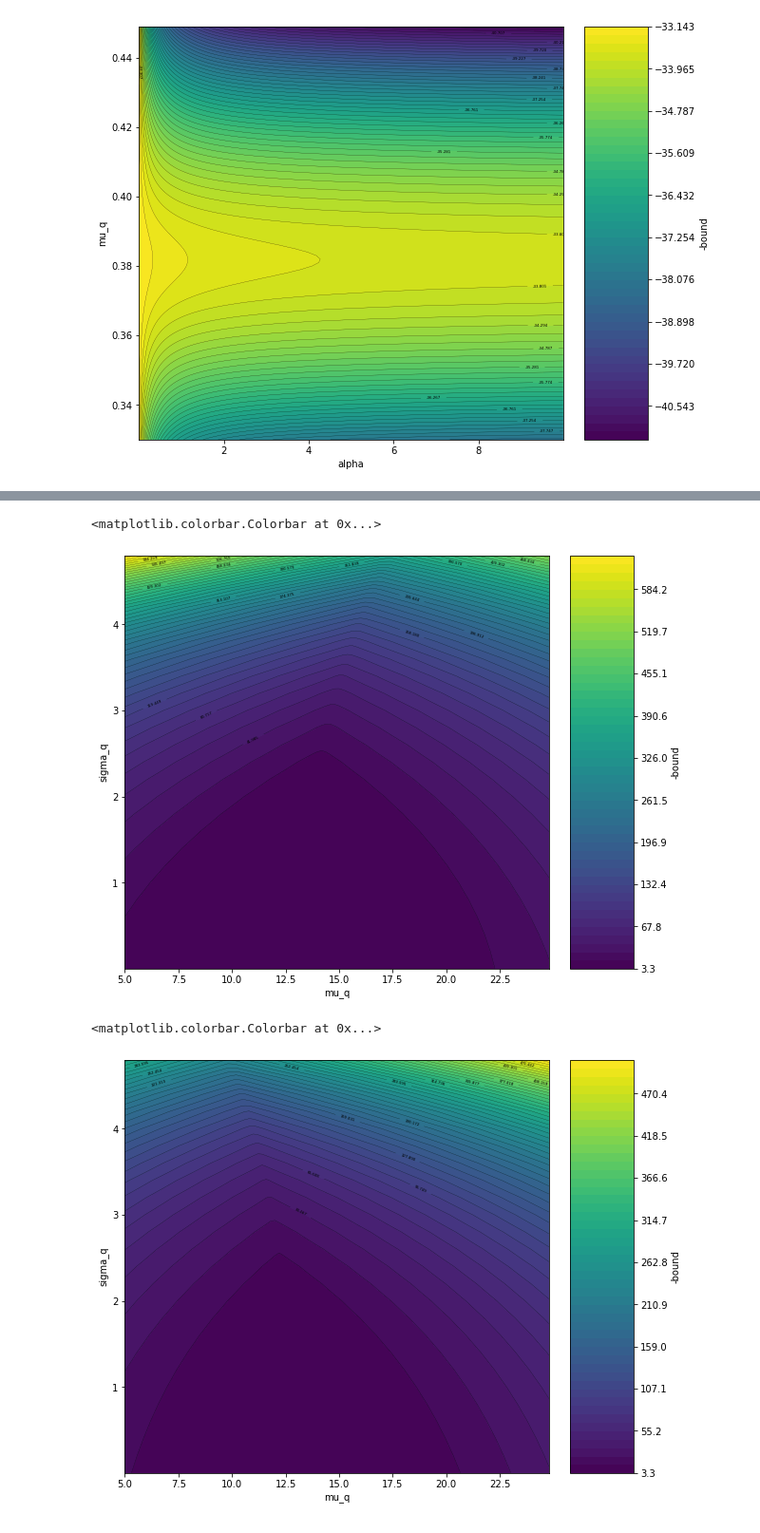
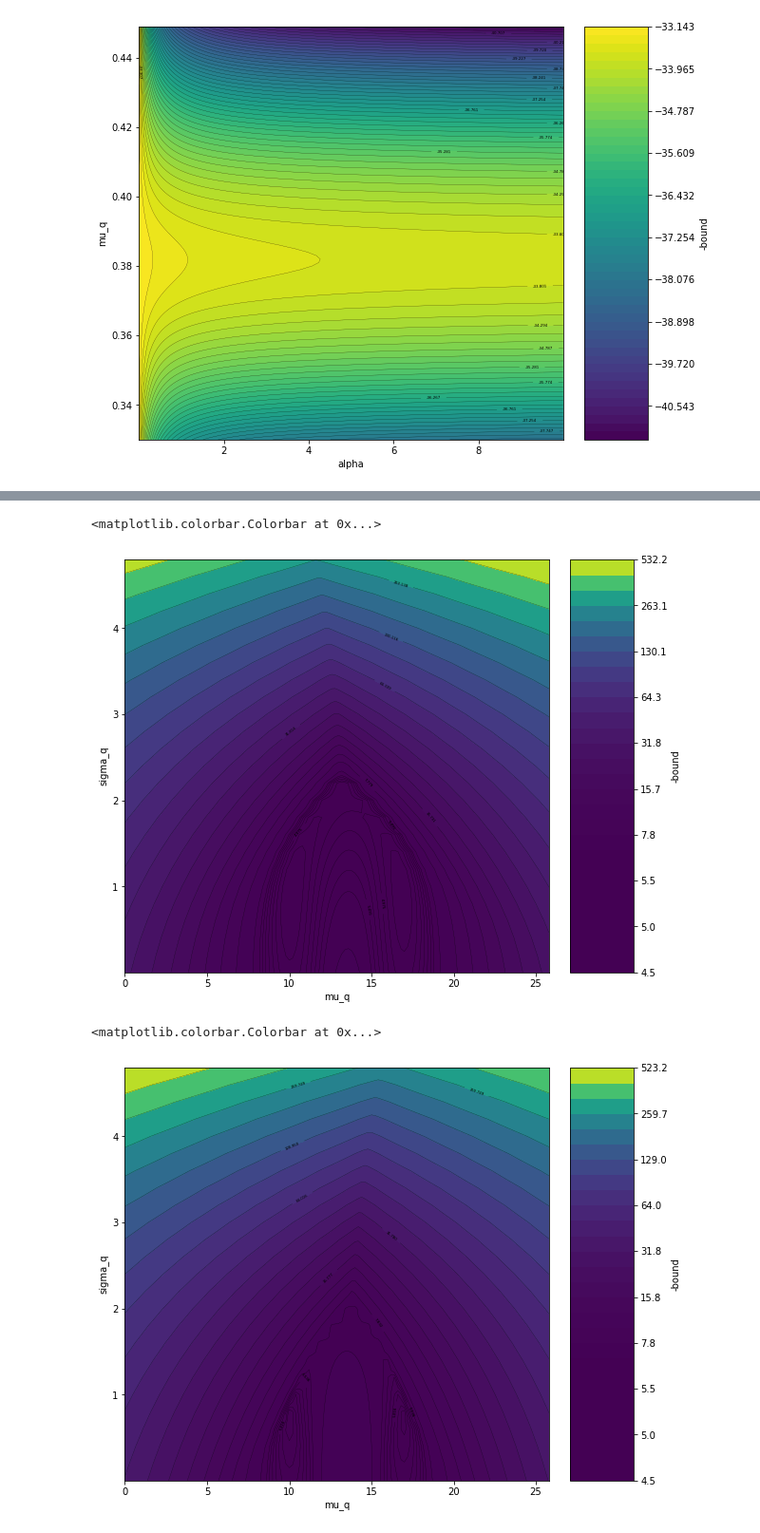
Before and after one commit to ucbtns/renyibounds, a Jupyter notebook: multi_armed_bandit/notebook/plot_bound.ipynb, the cells around one changed output, grey strips where cells are left out. Shown at 95% size. Drawn from its saved outputs; the diff is of its cells as text; code cells hidden in the pictures.

```diff
--- a/multi_armed_bandit/notebook/plot_bound.ipynb
+++ b/multi_armed_bandit/notebook/plot_bound.ipynb
@@ -404,12 +665,15 @@ plt.colorbar(cpf,label='-bound', cax=axins1)  # draw colorbar
 
 data_contour = pd.read_csv('../../numerical_analysis/contour_2.csv')
 data_contour = data_contour.loc[:, ~data_contour.columns.str.contains('^Unnamed')]
-levels = np.linspace(data_contour.to_numpy().min(),data_contour.to_numpy().max(), num=50)
+levels1 = np.logspace(np.log10(data_contour.to_numpy().min()),np.log10(data_contour.to_numpy().min())+0.1, num=8)
+levels2 = np.logspace(np.log10(data_contour.to_numpy().min())+0.135,np.log10(data_contour.to_numpy().max()), num=20)
+levels = np.concatenate([levels1,levels2])
+
 linewidth_contour = 0.2
 
 delta1 = 0.2
 delta2 = 0.2
-xlist = np.arange(5, 25, delta1)
+xlist = np.arange(0, 26, delta1)
 ylist = np.arange(0.001, 5, delta2)
 x, y = np.meshgrid(xlist, ylist)
 
@@ -435,41 +699,43 @@ axins1 = inset_axes(axes,
 plt.colorbar(cpf,label='-bound', cax=axins1)  # draw colorbar
 # %% [output]
 <matplotlib.colorbar.Colorbar at 0x...>
-[figure, old version]
+[figure, new version]
 # %%
 # alpha = 1e6
 
 data_contour = pd.read_csv('../../numerical_analysis/contour_1000000.0.csv')
 data_contour = data_contour.loc[:, ~data_contour.columns.str.contains('^Unnamed')]
-levels = np.linspace(data_contour.to_numpy().min(),data_contour.to_numpy().max(), num=50)
+levels1 = np.logspace(np.log10(data_contour.to_numpy().min()),np.log10(data_contour.to_numpy().min())+0.1, num=8)
+levels2 = np.logspace(np.log10(data_contour.to_numpy().min())+0.135,np.log10(data_contour.to_numpy().max()), num=20)
+levels = np.concatenate([levels1,levels2])
 linewidth_contour = 0.2
 
 delta1 = 0.2
 delta2 = 0.2
-xlist = np.arange(5, 25, delta1)
+xlist = np.arange(0, 26, delta1)
 ylist = np.arange(0.001, 5, delta2)
 x, y = np.meshgrid(xlist, ylist)
 
 fig, axes = plt.subplots(1,1,  figsize =(8,8))
 
 cpf = axes.contourf(x, y, data_contour.values.tolist(), levels)
 line_colors1 = ['black' for l in cpf.levels]
 cp = axes.contour(x, y, data_contour.values.tolist(),
                        levels=levels, colors=line_colors1, linewidths=linewidth_contour)
 axes.clabel(cp, cp.levels[::3], inline=True, fontsize=4)
 
 axes.set_xlabel('mu_q')
 axes.set_ylabel('sigma_q')
 
 axins1 = inset_axes(axes,
                    width="15%",  # width = 5% of parent_bbox width
                    height="100%",  # height : 50%
                    loc='lower left',
                    bbox_to_anchor=(1.05, 0., 1, 1),
                    bbox_transform=axes.transAxes,
                    borderpad=0,
                    )
 plt.colorbar(cpf,label='-bound', cax=axins1)  # draw colorbar
 # %% [output]
 <matplotlib.colorbar.Colorbar at 0x...>
-[figure, old version]
+[figure, new version]
```
Also changed, not shown: parts of 15 cells of this notebook, 4 other files.
